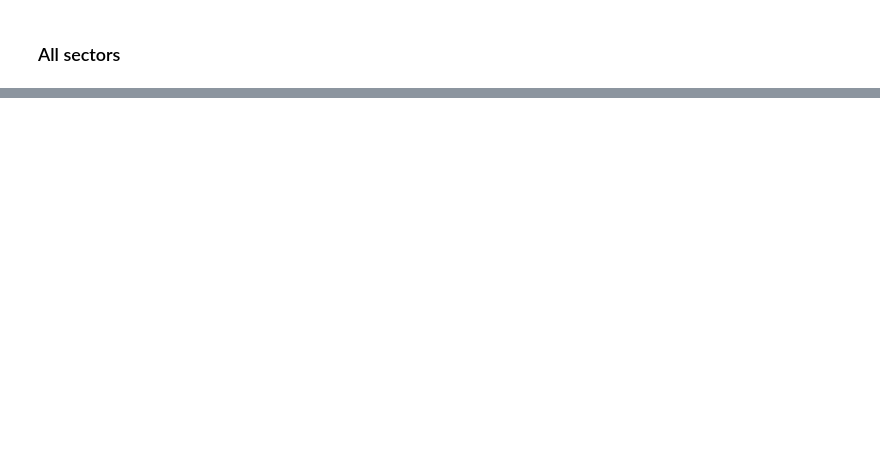
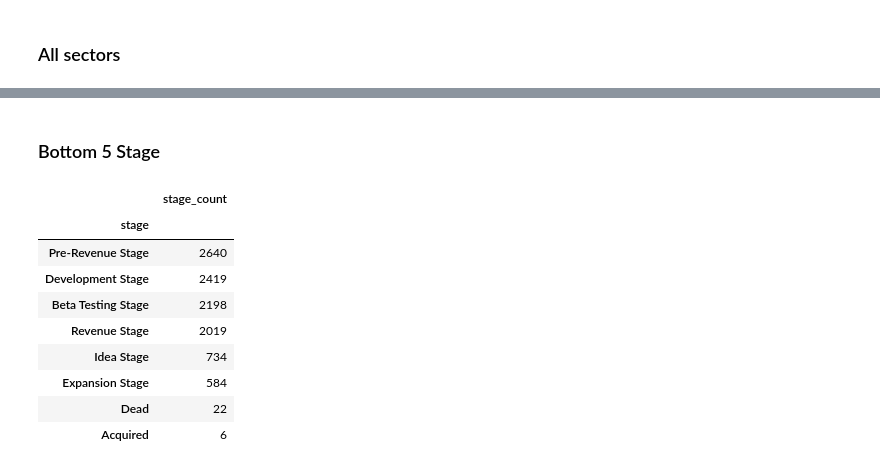
Before and after one commit to ayushsubedi/startups_analysis, a Jupyter notebook: Startups Analysis.ipynb, the cells around one changed output, grey strips where cells are left out. Drawn from its saved outputs; the diff is of its cells as text; code cells hidden in the pictures; blank space fills up the shorter version.

```diff
--- a/Startups Analysis.ipynb
+++ b/Startups Analysis.ipynb
@@ -73,0 +92,15 @@ stage_df = pd.DataFrame({'stage_count':df.groupby('stage').size()})
+# %% [markdown]
+### Bottom 5 Stage
+# %%
+stage_df.sort_values(['stage_count'], ascending=False)
+# %% [output]
+|  | stage_count |
+| stage |  |
+| Pre-Revenue Stage | 2640 |
+| Development Stage | 2419 |
+| Beta Testing Stage | 2198 |
+| Revenue Stage | 2019 |
+| Idea Stage | 734 |
+| Expansion Stage | 584 |
+| Dead | 22 |
+| Acquired | 6 |
```
Also changed, not shown: parts of 13 cells of this notebook.
